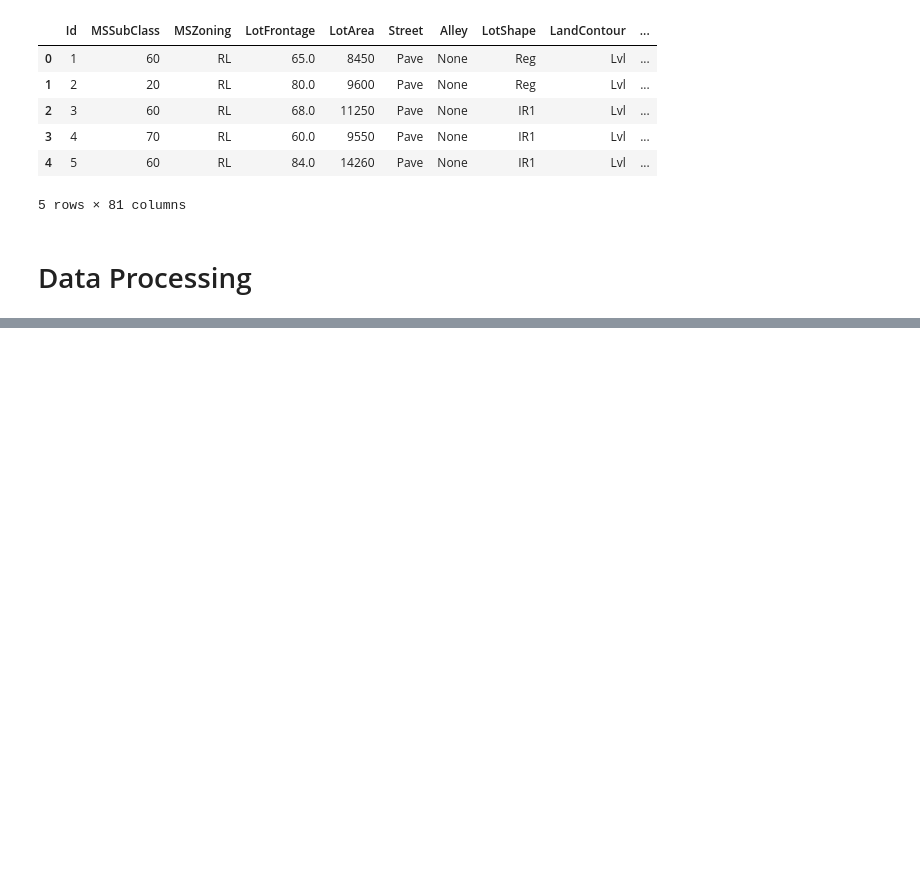
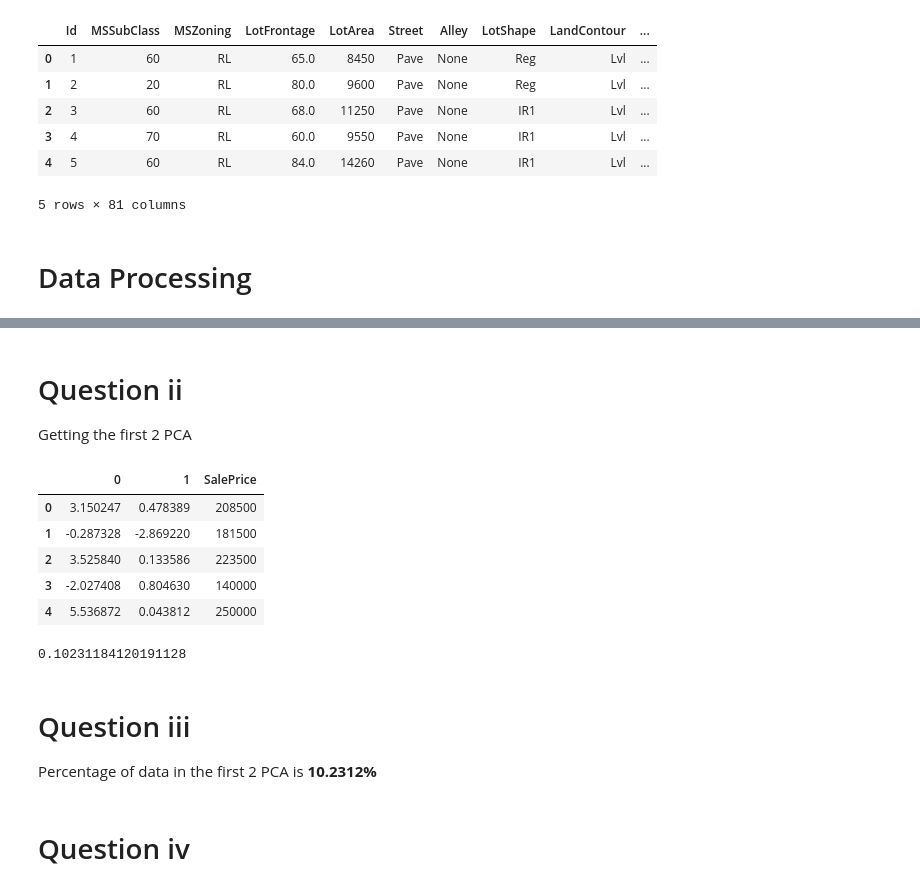
Before and after one commit to ics-projects/ML-Lab2-Clone, a Jupyter notebook: ML_TaskTwo.ipynb, the cells around one changed output, grey strips where cells are left out. Saved outputs shown, nothing was run; the diff lists cells and outputs as text; code cells hidden in the pictures; blank space fills up the shorter version.

```diff
--- a/ML_TaskTwo.ipynb
+++ b/ML_TaskTwo.ipynb
@@ -163,0 +193,28 @@ array(['Unf', 'BLQ', 'None', 'ALQ', 'Rec', 'LwQ', 'GLQ'], dtype=object)
+# %% [markdown]
+# Question ii
+
+Getting the first 2 PCA
+# %%
+first_pca = PCA(n_components=2)
+pc_s = first_pca.fit_transform(X)
+pca_data = pd.DataFrame(pc_s)
+
+pca_data = pd.concat([pca_data, dummies_df['SalePrice']], axis=1)
+pca_data.head()
+# %% [output]
+|  | 0 | 1 | SalePrice |
+| 0 | 3.150247 | 0.478389 | 208500 |
+| 1 | -0.287328 | -2.869220 | 181500 |
+| 2 | 3.525840 | 0.133586 | 223500 |
+| 3 | -2.027408 | 0.804630 | 140000 |
+| 4 | 5.536872 | 0.043812 | 250000 |
+# %%
+first_pca.explained_variance_ratio_.sum()
+# %% [output]
+0.10231184120191128
+# %% [markdown]
+# Question iii
+
+Percentage of data in the first 2 PCA is **10.2312%**
+# %% [markdown]
+# Question iv
```
Also changed, not shown: parts of 11 cells of this notebook.
